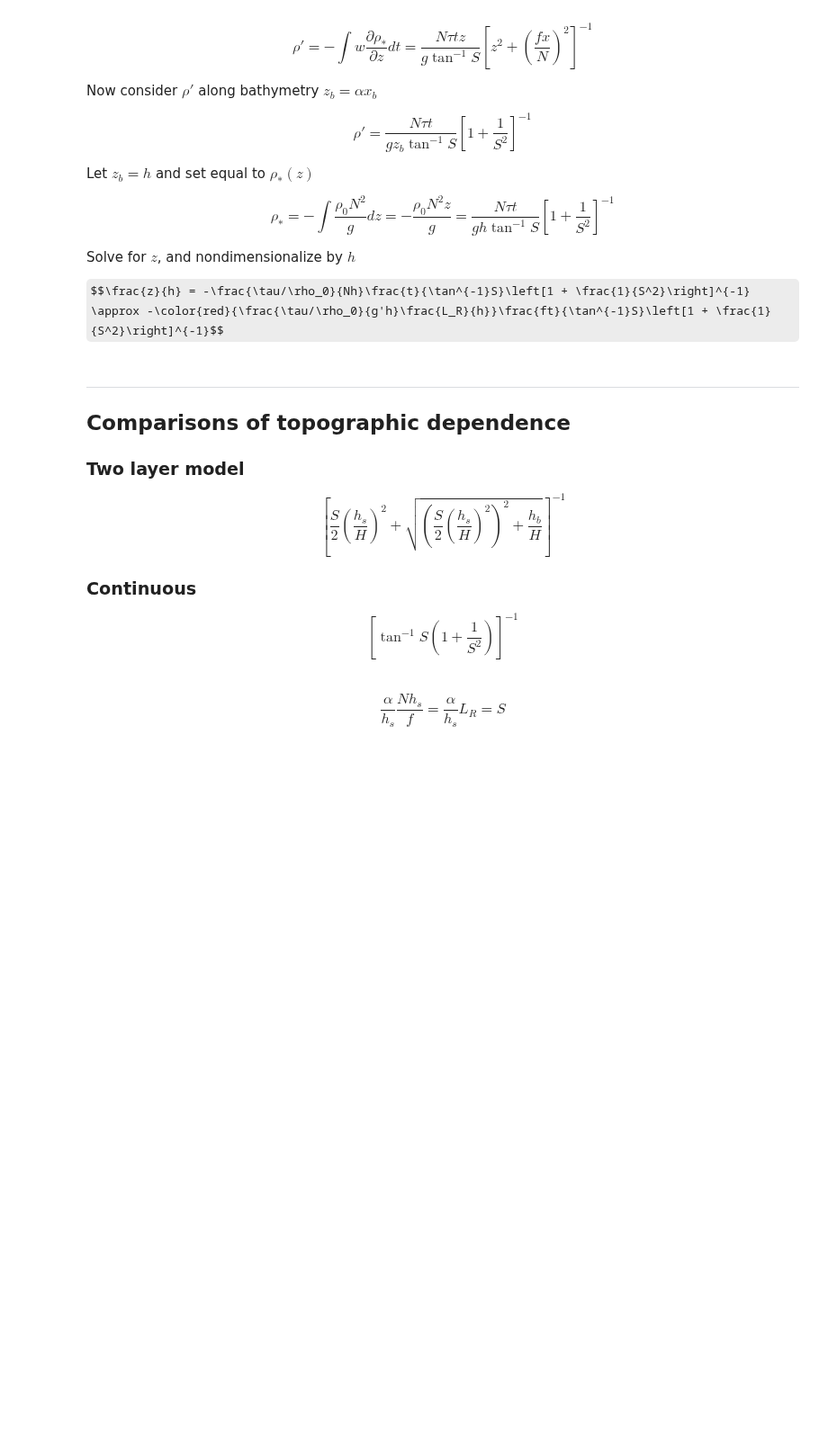
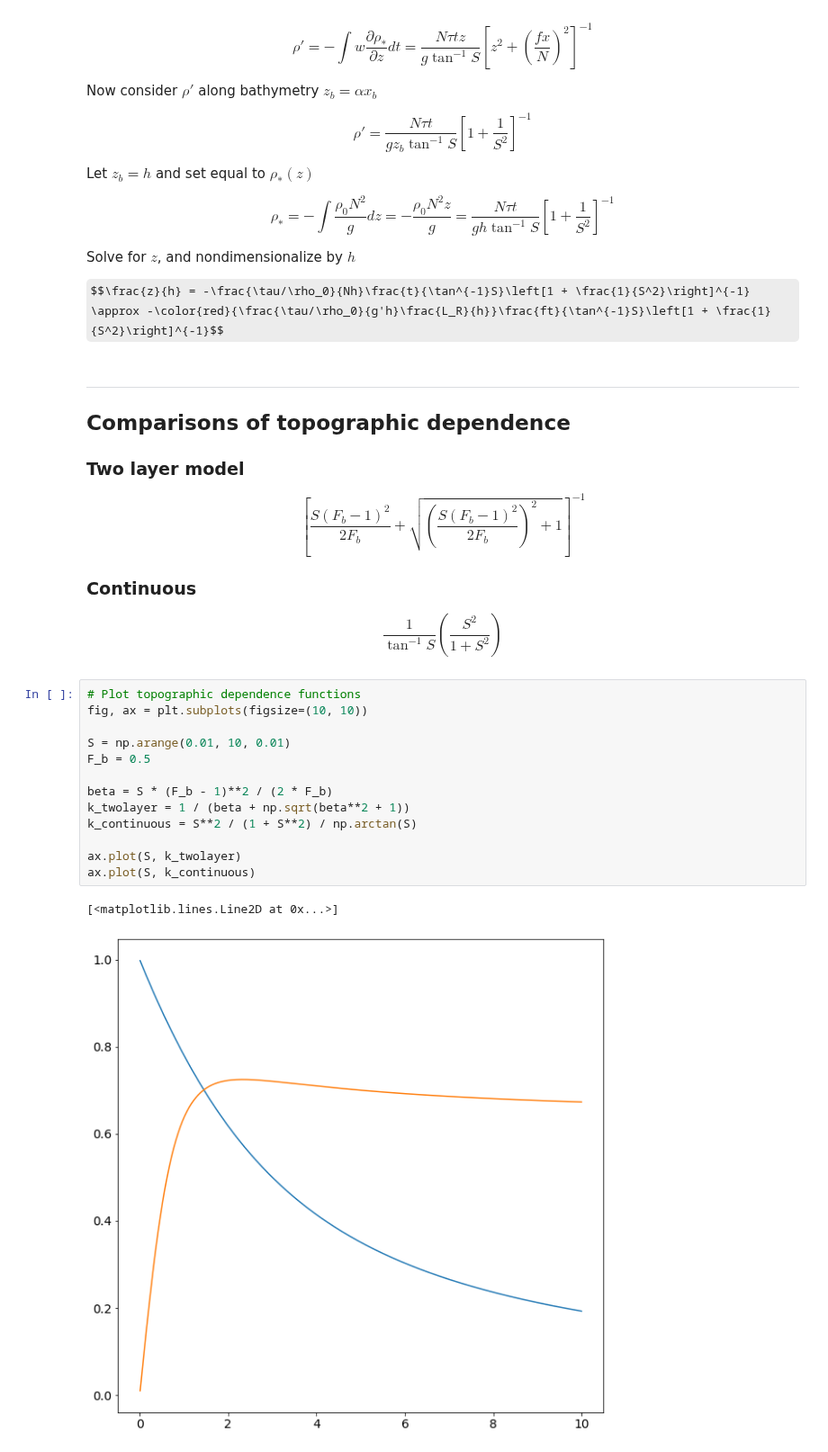
Before and after one commit to SalishSeaCast/analysis-ben, a Jupyter notebook: notebooks/SOG_upwelling_paperfigs/model_ramblings.ipynb, the cells around one changed output. Shown at 90% size. Drawn from its saved outputs; the diff is of its cells as text; some formulas as TeX source; blank space fills up the shorter version.

Commit message:
Added plots to model_ramblings

```diff
--- a/notebooks/SOG_upwelling_paperfigs/model_ramblings.ipynb
+++ b/notebooks/SOG_upwelling_paperfigs/model_ramblings.ipynb
@@ -197,10 +197,24 @@ $$\frac{z}{h} = -\frac{\tau/\rho_0}{Nh}\frac{t}{\tan^{-1}S}\left[1 + \frac{1}{S^
 
 ### Two layer model
 
-$$\left[\frac{S}{2}\left(\frac{h_s}{H}\right)^2 + \sqrt{\left(\frac{S}{2}\left(\frac{h_s}{H}\right)^2\right)^2 + \frac{h_{b}}{H}}\right]^{-1}$$
+$$\left[\frac{S\left(F_b - 1\right)^2}{2F_b} + \sqrt{\left(\frac{S\left(F_b - 1\right)^2}{2F_b}\right)^2 + 1}\right]^{-1}$$
 
 ### Continuous
 
-$$\left[{\tan^{-1}S}\left(1 + \frac{1}{S^2}\right)\right]^{-1}$$
+$$\frac{1}{\tan^{-1}S}\left(\frac{S^2}{1 + S^2}\right)$$
-# %% [markdown]
-$$\frac{\alpha}{h_s}\frac{Nh_s}{f} = \frac{\alpha}{h_s}L_R = S$$
+# %%
+# Plot topographic dependence functions
+fig, ax = plt.subplots(figsize=(10, 10))
+
+S = np.arange(0.01, 10, 0.01)
+F_b = 0.5
+
+beta = S * (F_b - 1)**2 / (2 * F_b)
+k_twolayer = 1 / (beta + np.sqrt(beta**2 + 1))
+k_continuous = S**2 / (1 + S**2) / np.arctan(S)
+
+ax.plot(S, k_twolayer)
+ax.plot(S, k_continuous)
+# %% [output]
+[<matplotlib.lines.Line2D at 0x...>]
+[figure, added]
```
